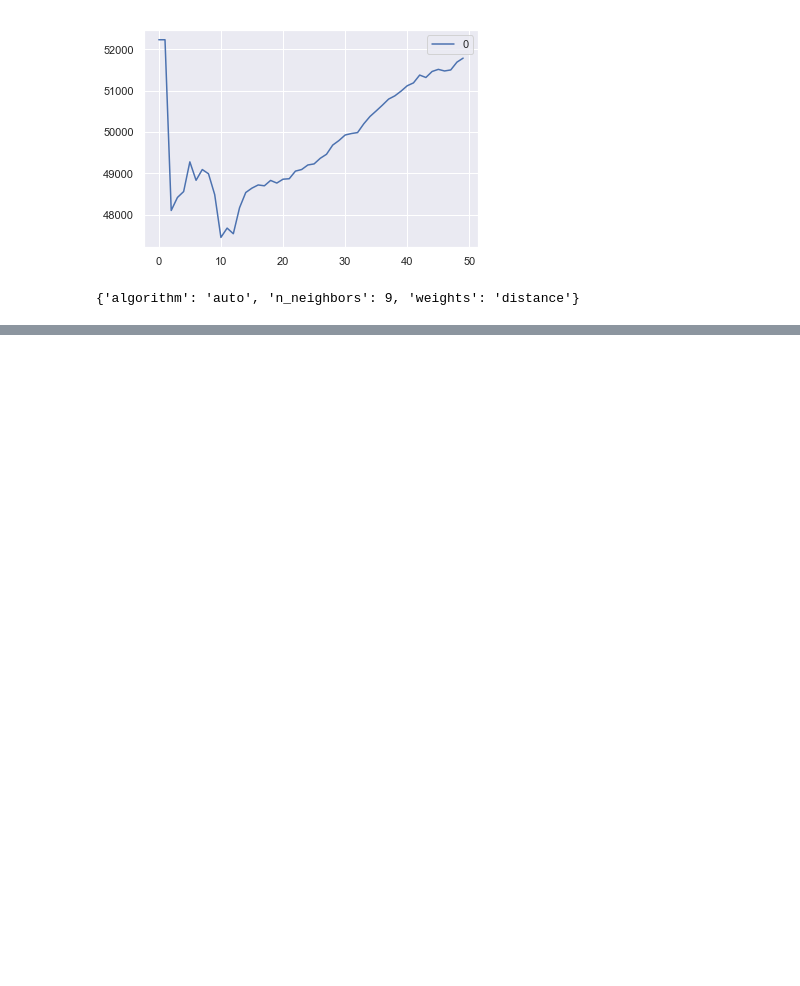
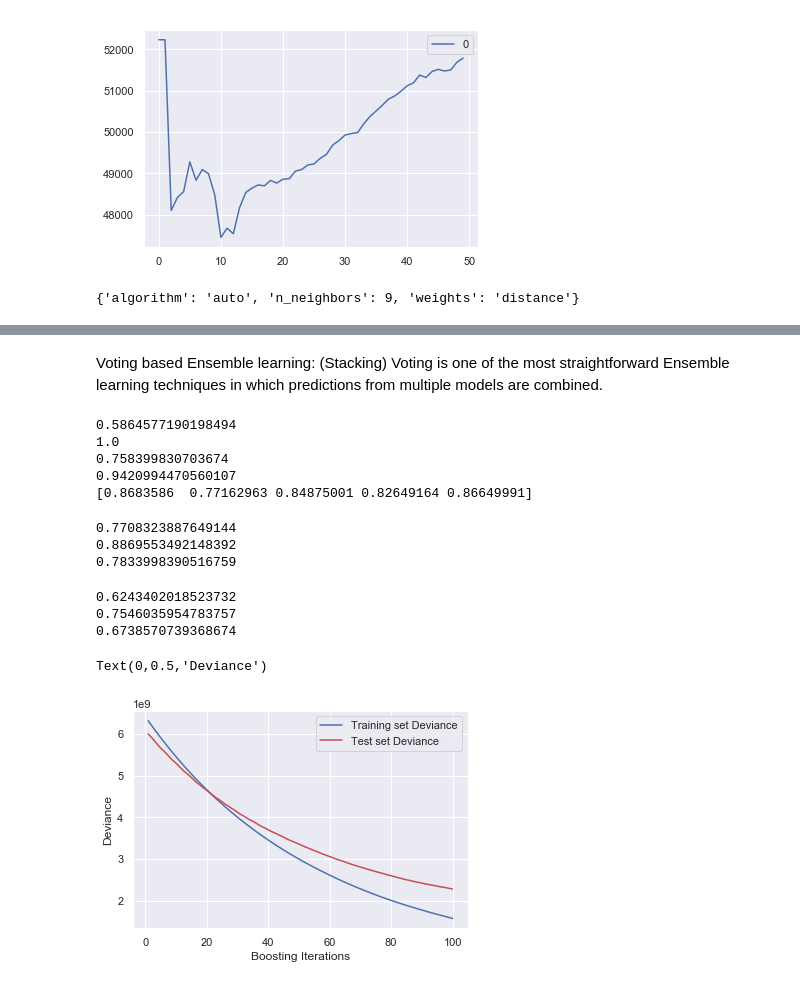
Before and after one commit to vivekkr970/MachineLearn, a Jupyter notebook: HousePricePrediction/Kaggle_House_Price_Prediction.ipynb, the cells around one changed output, grey strips where cells are left out. Saved outputs shown, nothing was run; the diff lists cells and outputs as text; code cells hidden in the pictures; blank space fills up the shorter version.

```diff
--- a/HousePricePrediction/Kaggle_House_Price_Prediction.ipynb
+++ b/HousePricePrediction/Kaggle_House_Price_Prediction.ipynb
@@ -1017,0 +1164,80 @@ model.best_params_
+# %% [markdown]
+Voting based Ensemble learning: (Stacking)
+Voting is one of the most straightforward Ensemble learning techniques in which predictions from multiple models are combined.
+# %%
+# Bagged Decision Trees for Regression
+
+from sklearn.ensemble import BaggingRegressor
+from sklearn import model_selection
+
+cart = tree.DecisionTreeRegressor()
+cart.fit(X_train,y_train)
+print(cart.score(X_test,y_test))
+print(cart.score(X_train,y_train))
+num_trees = 100
+#max_sample=0.5 define that each bag contain 50% of training data
+model = BaggingRegressor(base_estimator=cart,max_samples=0.5, n_estimators=num_trees, random_state=7)
+results = model_selection.cross_val_score(model, X_train, y_train, cv=5)
+model.fit(X_train,y_train)
+print(model.score(X_test,y_test))
+print(model.score(X_train,y_train))
+print(results)
+# %% [output]
+0.5864577190198494
+1.0
+0.758399830703674
+0.9420994470560107
+[0.8683586  0.77162963 0.84875001 0.82649164 0.86649991]
+# %%
+# AdaBoost Regression
+
+from sklearn.ensemble import AdaBoostRegressor
+seed = 7
+num_trees = 70
+model = AdaBoostRegressor(n_estimators=num_trees, random_state=seed)
+results = model_selection.cross_val_score(model, X_train, y_train, cv=5)
+model.fit(X_train,y_train)
+print(model.score(X_test,y_test))
+print(model.score(X_train,y_train))
+print(results.mean())
+# %% [output]
+0.7708323887649144
+0.8869553492148392
+0.7833998390516759
+# %%
+# GradientBoost Regression
+
+from sklearn.ensemble import GradientBoostingRegressor
+seed = 7
+params={'n_estimators':100,'max_depth':4,'min_samples_split':2,'learning_rate':0.01,'loss':'ls','random_state':seed}
+model1= GradientBoostingRegressor(max_depth=4,n_estimators=1,min_samples_split=2,learning_rate=0.01,loss='ls',random_state=seed)
+model2 = GradientBoostingRegressor(**params)
+results = model_selection.cross_val_score(model2, X_train, y_train, cv=5)
+model1.fit(X_train,y_train)
+model2.fit(X_train,y_train)
+print(model2.score(X_test,y_test))
+print(model2.score(X_train,y_train))
+print(results.mean())
+
+#predictions
+y_pred1=model1.predict(X_test)
+y_pred2=model2.predict(X_test)
+
+#Plot Training and Test Deviance
+test_score=np.zeros((params['n_estimators'],),dtype=np.float64)
+for i,y_pred in enumerate(model2.staged_predict(X_test)):
+    test_score[i]=model2.loss_(y_test,y_pred)
+
+plt.plot(np.arange(params['n_estimators'])+1,model2.train_score_,'b-',label='Training set Deviance')
+plt.plot(np.arange(params['n_estimators'])+1,test_score,'r-',label='Test set Deviance')
+plt.legend(loc='upper right')
+plt.xlabel('Boosting Iterations')
+plt.ylabel('Deviance')
+
+#after boosting iteration 20 the loss of test data is more than loss of training data and model started overfitting
+# %% [output]
+0.6243402018523732
+0.7546035954783757
+0.6738570739368674
+Text(0,0.5,'Deviance')
+[figure, added]
```
Also changed, not shown: parts of 13 cells of this notebook.
